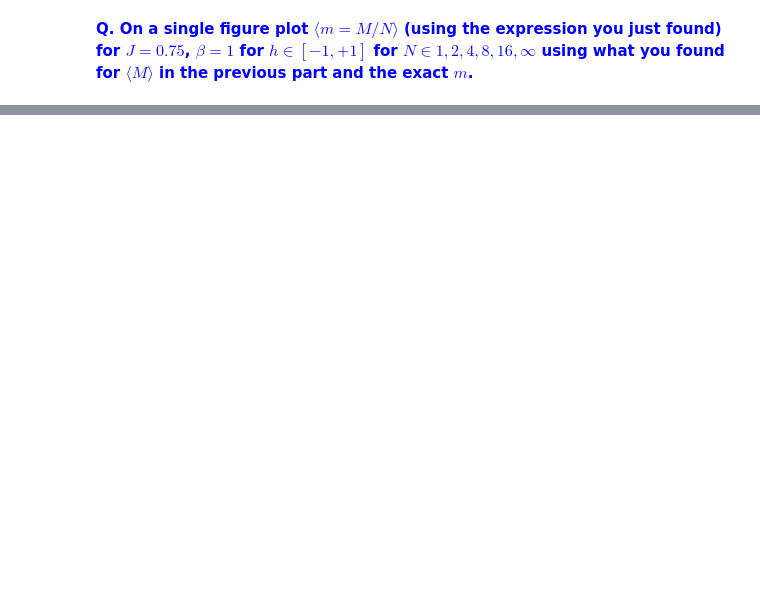
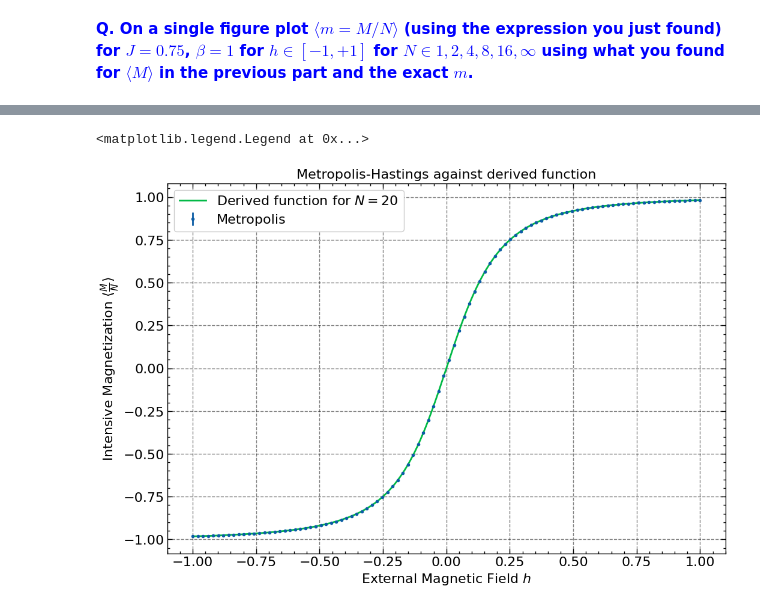
Before and after one commit to lennartvrg/ComputationalPhysics, a Jupyter notebook: 4 - The Ising Model in 1D/Notebook.ipynb, the cells around one changed output, grey strips where cells are left out. Cells and saved outputs as stored; diff of their text form; code cells hidden in the pictures; blank space fills up the shorter version.

```diff
--- a/4 - The Ising Model in 1D/Notebook.ipynb
+++ b/4 - The Ising Model in 1D/Notebook.ipynb
@@ -148,0 +159,14 @@ plt.savefig('output/magnetization.pdf', dpi=600, bbox_inches='tight')
+# %%
+fig, ax = plt.subplots()
+data = pd.read_csv('output/metropolis.csv')
+
+ax.errorbar(data['h'], data['magnetization'], yerr=data['delta_magnetization'], label='Metropolis')
+ax.plot(h_values, magnetization_per_spin_finite_N(0.75 / T, h_values / T, 20), '-', label='Derived function for $N=20$')
+
+ax.set_title('Metropolis-Hastings against derived function')
+ax.set_xlabel('External Magnetic Field $h$')
+ax.set_ylabel('Intensive Magnetization $\\langle \\frac{M}{N} \\rangle$')
+ax.legend()
+# %% [output]
+<matplotlib.legend.Legend at 0x...>
+[figure, added]
```
Also changed, not shown: parts of 17 cells of this notebook, 9 other files.
